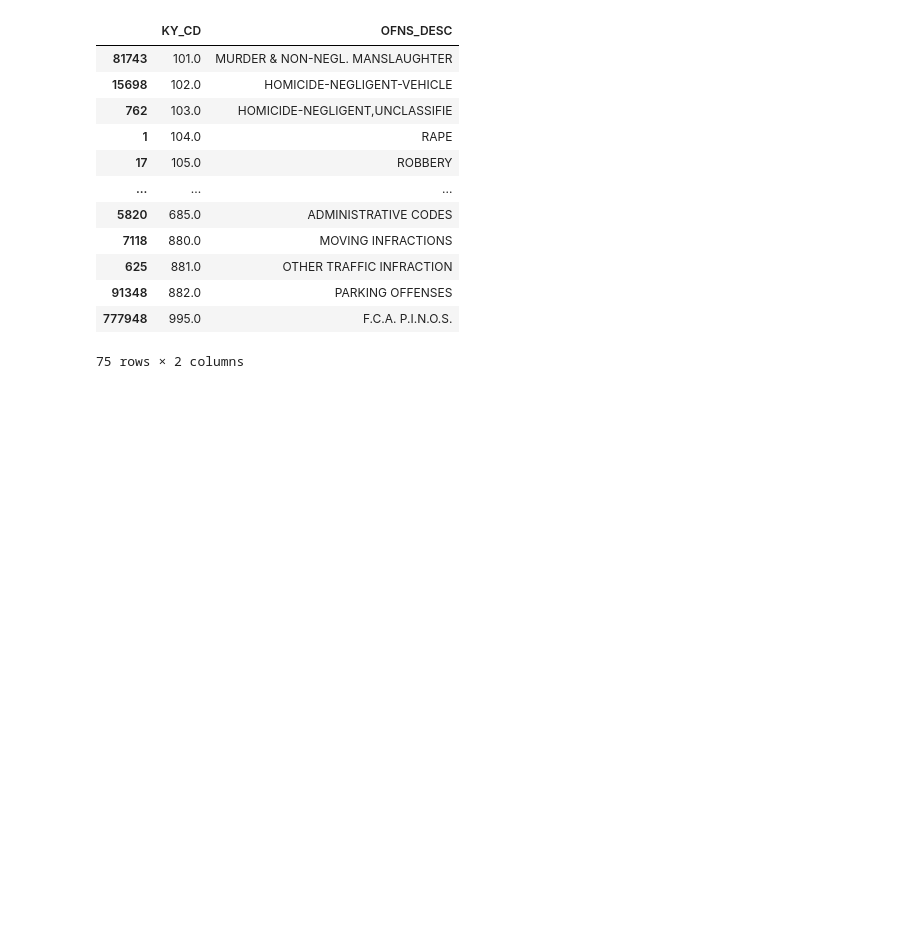
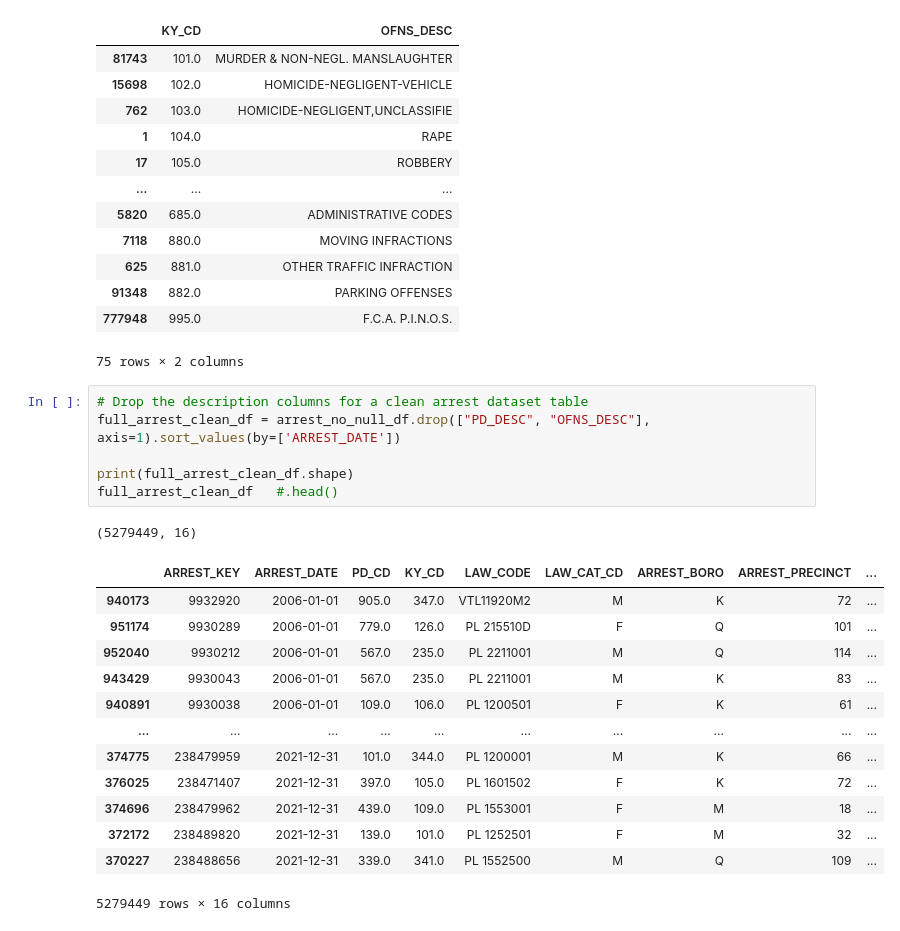
Before and after one commit to djaiello/NYPD_Arrests_Final_Project, a Jupyter notebook: NYPD_Arrests_Data_ETL.ipynb, the cells around one changed output. Drawn from its saved outputs; the diff is of its cells as text; blank space fills up the shorter version.

```diff
--- a/NYPD_Arrests_Data_ETL.ipynb
+++ b/NYPD_Arrests_Data_ETL.ipynb
@@ -215,3 +371,24 @@ key_code_df   #.head()
 | 91348 | 882.0 | PARKING OFFENSES |
 | 777948 | 995.0 | F.C.A. P.I.N.O.S. |
 75 rows × 2 columns
+# %%
+# Drop the description columns for a clean arrest dataset table
+full_arrest_clean_df = arrest_no_null_df.drop(["PD_DESC", "OFNS_DESC"], axis=1).sort_values(by=['ARREST_DATE'])
+
+print(full_arrest_clean_df.shape)
+full_arrest_clean_df   #.head()
+# %% [output]
+(5279449, 16)
+|  | ARREST_KEY | ARREST_DATE | PD_CD | KY_CD | LAW_CODE | LAW_CAT_CD | ARREST_BORO | ARREST_PRECINCT | ... |
+| 940173 | 9932920 | 2006-01-01 | 905.0 | 347.0 | VTL11920M2 | M | K | 72 | ... |
+| 951174 | 9930289 | 2006-01-01 | 779.0 | 126.0 | PL 215510D | F | Q | 101 | ... |
+| 952040 | 9930212 | 2006-01-01 | 567.0 | 235.0 | PL 2211001 | M | Q | 114 | ... |
+| 943429 | 9930043 | 2006-01-01 | 567.0 | 235.0 | PL 2211001 | M | K | 83 | ... |
+| 940891 | 9930038 | 2006-01-01 | 109.0 | 106.0 | PL 1200501 | F | K | 61 | ... |
+| ... | ... | ... | ... | ... | ... | ... | ... | ... | ... |
+| 374775 | 238479959 | 2021-12-31 | 101.0 | 344.0 | PL 1200001 | M | K | 66 | ... |
+| 376025 | 238471407 | 2021-12-31 | 397.0 | 105.0 | PL 1601502 | F | K | 72 | ... |
+| 374696 | 238479962 | 2021-12-31 | 439.0 | 109.0 | PL 1553001 | F | M | 18 | ... |
+| 372172 | 238489820 | 2021-12-31 | 139.0 | 101.0 | PL 1252501 | F | M | 32 | ... |
+| 370227 | 238488656 | 2021-12-31 | 339.0 | 341.0 | PL 1552500 | M | Q | 109 | ... |
+5279449 rows × 16 columns
```
Also changed, not shown: parts of 22 cells of this notebook.
